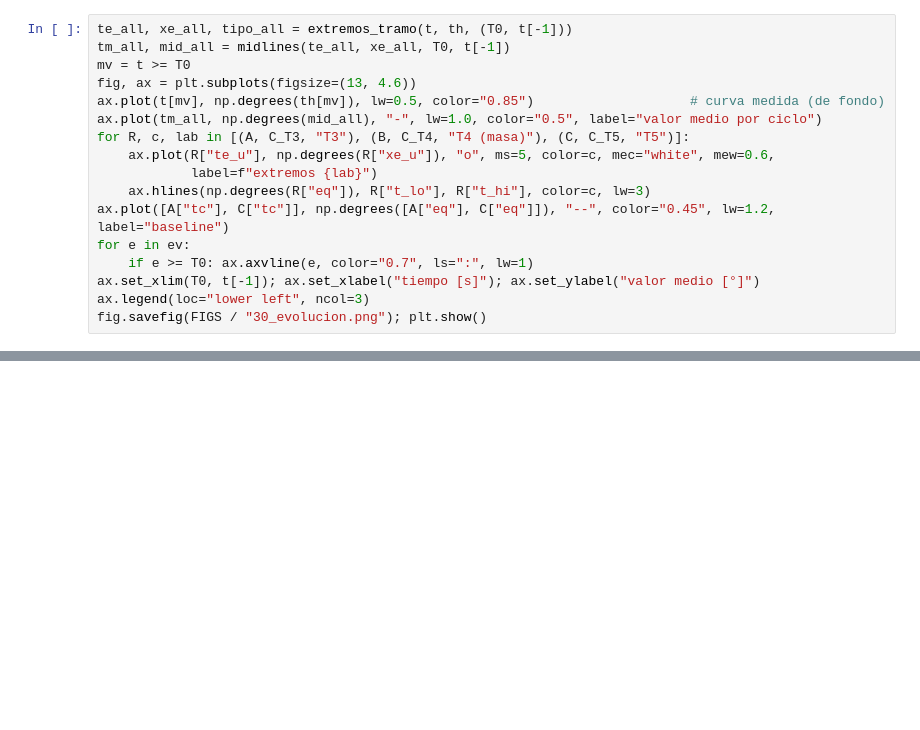
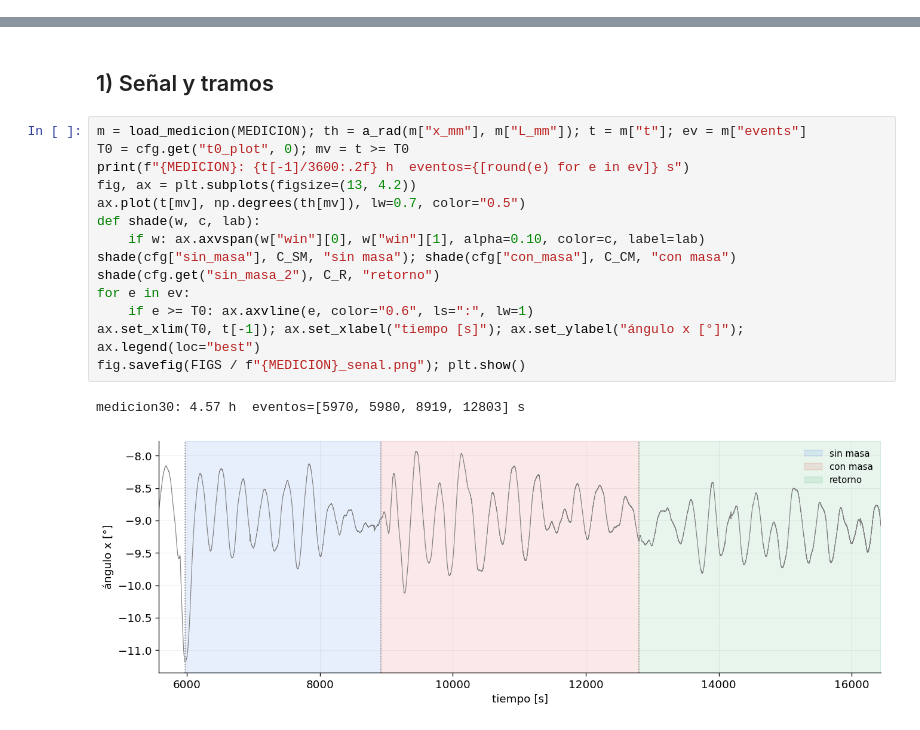
Before and after one commit to lennystratas/labo-4-2026, a Jupyter notebook: CAVENDISH/Análisis/cavendish_G.ipynb, the cells around one changed output, grey strips where cells are left out. Saved outputs shown, nothing was run; the diff lists cells and outputs as text; blank space fills up the shorter version.

```diff
--- a/CAVENDISH/Análisis/cavendish_G.ipynb
+++ b/CAVENDISH/Análisis/cavendish_G.ipynb
@@ -374,17 +0,0 @@ ax.legend(loc="lower left", ncol=2); fig.savefig(FIGS / "30_corrimiento.png"); p
-# %%
-te_all, xe_all, tipo_all = extremos_tramo(t, th, (T0, t[-1]))
-tm_all, mid_all = midlines(te_all, xe_all, T0, t[-1])
-mv = t >= T0
-fig, ax = plt.subplots(figsize=(13, 4.6))
-ax.plot(t[mv], np.degrees(th[mv]), lw=0.5, color="0.85")                    # curva medida (de fondo)
-ax.plot(tm_all, np.degrees(mid_all), "-", lw=1.0, color="0.5", label="valor medio por ciclo")
-for R, c, lab in [(A, C_T3, "T3"), (B, C_T4, "T4 (masa)"), (C, C_T5, "T5")]:
-    ax.plot(R["te_u"], np.degrees(R["xe_u"]), "o", ms=5, color=c, mec="white", mew=0.6,
-            label=f"extremos {lab}")
-    ax.hlines(np.degrees(R["eq"]), R["t_lo"], R["t_hi"], color=c, lw=3)
-ax.plot([A["tc"], C["tc"]], np.degrees([A["eq"], C["eq"]]), "--", color="0.45", lw=1.2, label="baseline")
-for e in ev:
-    if e >= T0: ax.axvline(e, color="0.7", ls=":", lw=1)
-ax.set_xlim(T0, t[-1]); ax.set_xlabel("tiempo [s]"); ax.set_ylabel("valor medio [°]")
-ax.legend(loc="lower left", ncol=3)
-fig.savefig(FIGS / "30_evolucion.png"); plt.show()
@@ -444,0 +272,19 @@ Cómo achicar el error:
+# %% [markdown]
+## 1) Señal y tramos
+# %%
+m = load_medicion(MEDICION); th = a_rad(m["x_mm"], m["L_mm"]); t = m["t"]; ev = m["events"]
+T0 = cfg.get("t0_plot", 0); mv = t >= T0
+print(f"{MEDICION}: {t[-1]/3600:.2f} h  eventos={[round(e) for e in ev]} s")
+fig, ax = plt.subplots(figsize=(13, 4.2))
+ax.plot(t[mv], np.degrees(th[mv]), lw=0.7, color="0.5")
+def shade(w, c, lab):
+    if w: ax.axvspan(w["win"][0], w["win"][1], alpha=0.10, color=c, label=lab)
+shade(cfg["sin_masa"], C_SM, "sin masa"); shade(cfg["con_masa"], C_CM, "con masa")
+shade(cfg.get("sin_masa_2"), C_R, "retorno")
+for e in ev:
+    if e >= T0: ax.axvline(e, color="0.6", ls=":", lw=1)
+ax.set_xlim(T0, t[-1]); ax.set_xlabel("tiempo [s]"); ax.set_ylabel("ángulo x [°]"); ax.legend(loc="best")
+fig.savefig(FIGS / f"{MEDICION}_senal.png"); plt.show()
+# %% [output]
+medicion30: 4.57 h  eventos=[5970, 5980, 8919, 12803] s
+[figure, added]
```
Also changed, not shown: parts of 35 cells of this notebook, 13 other files.
